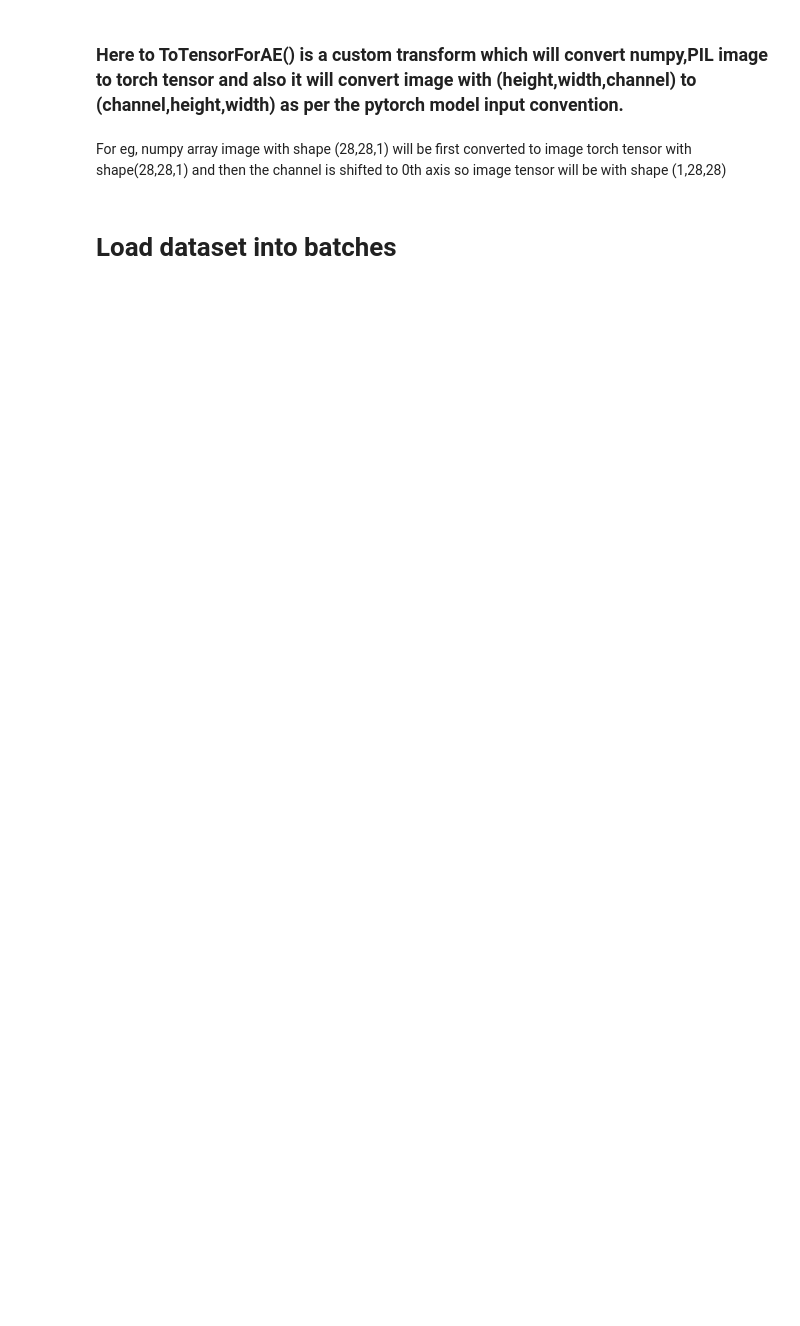
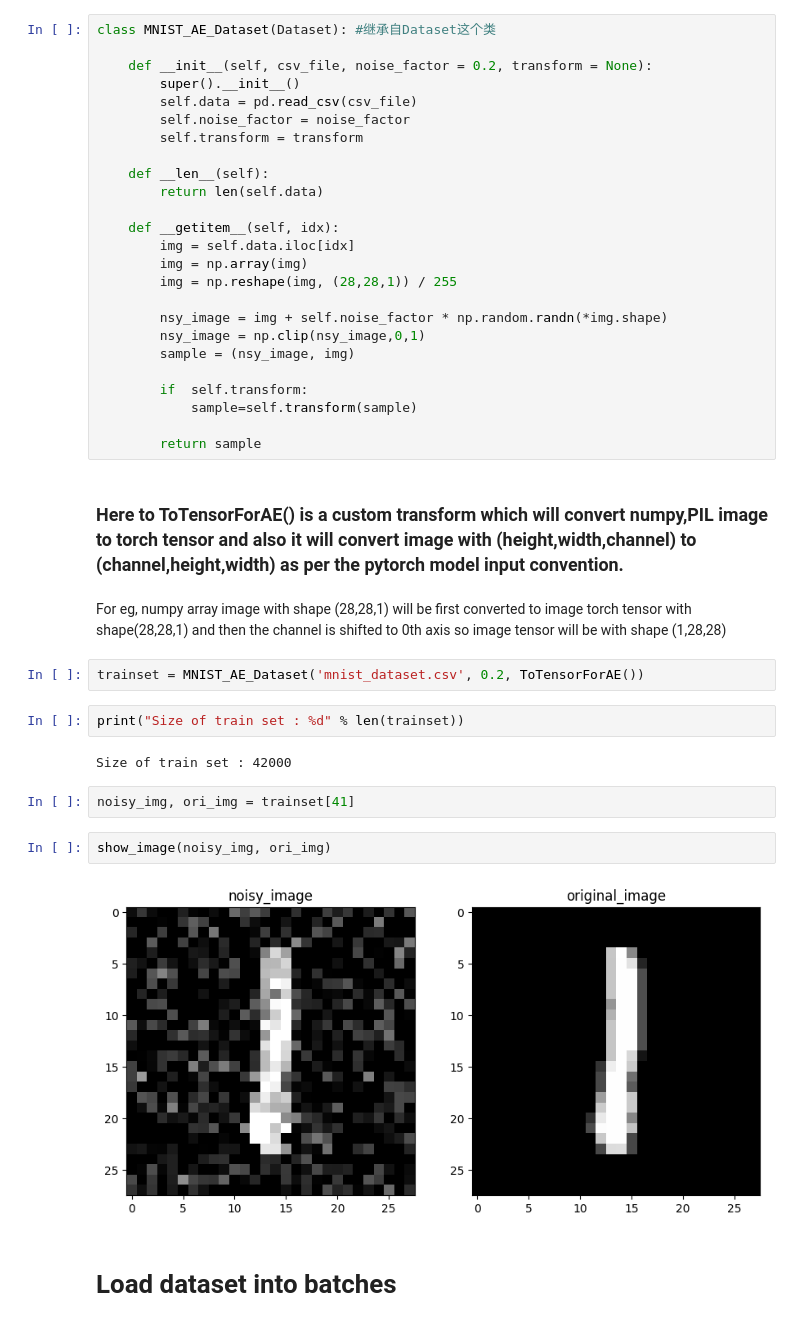
Before and after one commit to tb6147877/DeepLearningStudy, a Jupyter notebook: AutoEncoder/Build an Autoencoder.ipynb, the cells around one changed output. Drawn from its saved outputs; the diff is of its cells as text; blank space fills up the shorter version.

```diff
--- a/AutoEncoder/Build an Autoencoder.ipynb
+++ b/AutoEncoder/Build an Autoencoder.ipynb
@@ -47,9 +60,46 @@ plt.imshow(image,cmap="gray")
 # %% [markdown]
 <img src="dataset.png" alt="drawing" width="400"/>
+# %%
+class MNIST_AE_Dataset(Dataset): #继承自Dataset这个类
+
+    def __init__(self, csv_file, noise_factor = 0.2, transform = None):
+        super().__init__()
+        self.data = pd.read_csv(csv_file)
+        self.noise_factor = noise_factor
+        self.transform = transform
+
+    def __len__(self):
+        return len(self.data)
+
+    def __getitem__(self, idx):
+        img = self.data.iloc[idx]
+        img = np.array(img)
+        img = np.reshape(img, (28,28,1)) / 255
+
+        nsy_image = img + self.noise_factor * np.random.randn(*img.shape)
+        nsy_image = np.clip(nsy_image,0,1)
+        sample = (nsy_image, img)
+
+        if  self.transform:
+            sample=self.transform(sample)
+
+        return sample
 # %% [markdown]
 ### **Here to ToTensorForAE() is a custom transform which will convert numpy,PIL image to torch tensor and also it will convert image with (height,width,channel) to (channel,height,width) as per the pytorch model input convention.**
 # %% [markdown]
 For eg, numpy array image with shape (28,28,1) will be first converted to image torch tensor with shape(28,28,1)
 and then the channel is shifted to 0th axis so image tensor will be with shape (1,28,28)
+# %%
+trainset = MNIST_AE_Dataset('mnist_dataset.csv', 0.2, ToTensorForAE())
+# %%
+print("Size of train set : %d" % len(trainset))
+# %% [output]
+Size of train set : 42000
+# %%
+noisy_img, ori_img = trainset[41]
+# %%
+show_image(noisy_img, ori_img)
+# %% [output]
+[figure, added]
 # %% [markdown]
 # Load dataset into batches
```
Also changed, not shown: parts of 17 cells of this notebook, 3 other files.
